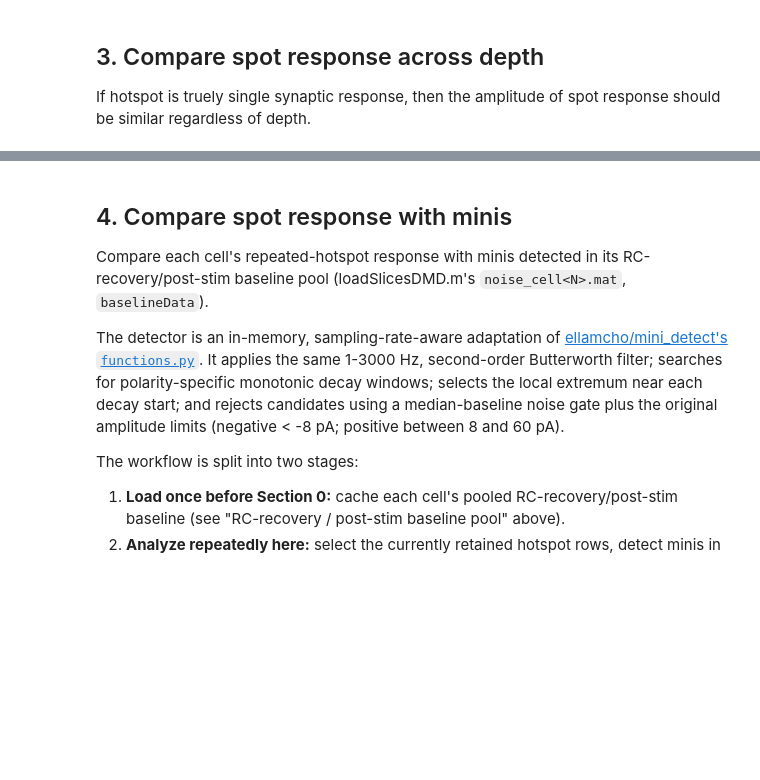
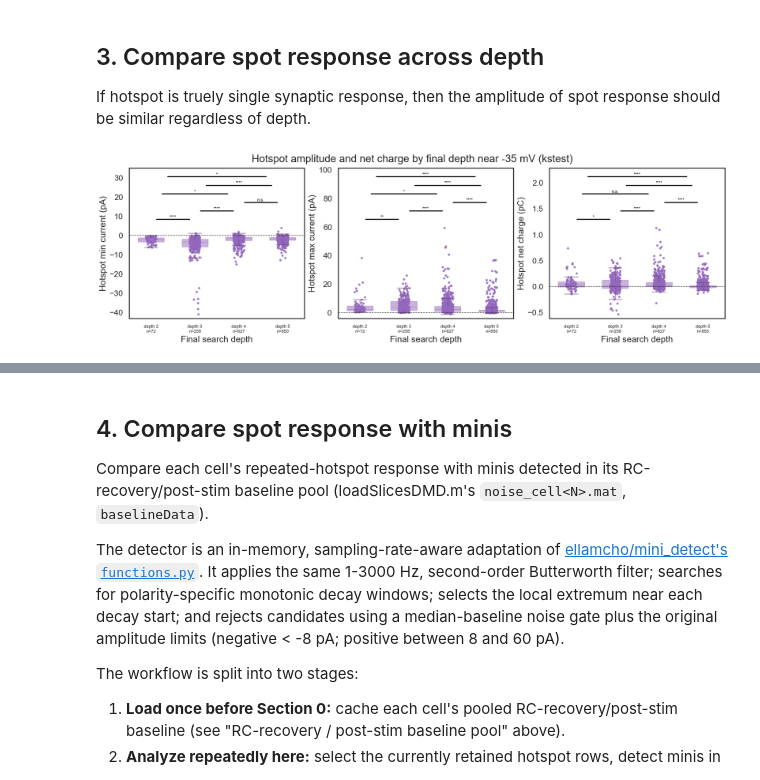
Before and after one commit to shunnnli/pyNeuroDAP, a Jupyter notebook: notebooks/Shun_dmd_analysis.ipynb, the cells around one changed output, grey strips where cells are left out. Drawn from its saved outputs; the diff is of its cells as text; code cells hidden in the pictures; blank space fills up the shorter version.

```diff
--- a/notebooks/Shun_dmd_analysis.ipynb
+++ b/notebooks/Shun_dmd_analysis.ipynb
@@ -1866,3 +2038,12 @@ all_hotspot_metrics_df, all_analysis_log_df = recalculate_hotspot_metrics(
     sign_mode=HOTSPOT_SIGN_MODE,
     auc_window_ms=HOTSPOT_AUC_WINDOW_MS,
 )
+
+# Keep only the spots matching HOTSPOT_TYPE, then resync the per-search log.
+all_hotspot_metrics_df = apply_hotspot_type(
+    all_hotspot_metrics_df, all_hotspot_trace_cache,
+    HOTSPOT_TYPE, **HOTSPOT_CRITERIA,
+)
+all_analysis_log_df = refresh_log_sign_summaries(
+    all_hotspot_metrics_df, all_analysis_log_df
+)
@@ -2071,4 +2254,92 @@ plt.show()
 
 If hotspot is truely single synaptic response, then the amplitude of spot response should be similar regardless of depth.
 # %%
-# Plot spot response amplitude at all final depths (2-5) using plotScatterBar
+# Plot spot response amplitude and net charge at all final depths (2-5)
+# using plotScatterBar. Uses all_hotspot_metrics_df so every loaded depth is
+# kept, ignoring MIN_FINAL_DEPTH. Every depth pair is compared with a
+# two-sample KS test drawn by plotStats.
+
+from itertools import combinations
+
+DEPTH_TEST = "kstest"  # 'kstest', 'ranksum', 'ttest', ...
+
+depth_amplitude_df = all_hotspot_metrics_df.copy()
+depth_amplitude_df["final_depth"] = pd.to_numeric(
+    depth_amplitude_df["final_depth"], errors="coerce"
+)
+depth_amplitude_df = depth_amplitude_df.dropna(subset=["final_depth"])
+depth_values = sorted(depth_amplitude_df["final_depth"].unique())
+
+depth_metrics = [
+    ("min_current_pa", "Hotspot min current (pA)"),
+    ("max_current_pa", "Hotspot max current (pA)"),
+    ("synaptic_charge_pc", "Hotspot net charge (pC)"),
+]
+
+depth_pvalue_rows = []
+fig, axes = plt.subplots(1, 3, figsize=(18, 5.5), layout="constrained")
+for ax, (column, ylabel) in zip(axes, depth_metrics):
+    depth_groups = []
+    for depth in depth_values:
+        values = pd.to_numeric(
+            depth_amplitude_df.loc[
+                depth_amplitude_df["final_depth"].eq(depth), column
+            ],
+            errors="coerce",
+        ).dropna().to_numpy(dtype=float)
+        values = values[np.isfinite(values)]
+        if len(values):
+            depth_groups.append((depth, values))
+
+    ndap.plotScatterBar(
+        [values for _, values in depth_groups],
+        labels=[
+            f"depth {int(depth)}\nn={len(values)}"
+            for depth, values in depth_groups
+        ],
+        style="box",
+        ax=ax,
+        colors=[to_rgba("tab:purple", 0.5)] * len(depth_groups),
+    )
+    ax.axhline(0, color="0.2", linestyle="--", linewidth=1)
+    ax.set_xlabel("Final search depth")
+    ax.set_ylabel(ylabel)
+    plt.setp(ax.get_xticklabels(), rotation=0, ha="center", fontsize=9)
+
+    # Stack one comparison bar per depth pair, narrowest span lowest.
+    y_low, y_high = ax.get_ylim()
+    step = 0.09 * (y_high - y_low)
+    y_base = max(values.max() for _, values in depth_groups) + step
+    pairs = sorted(
+        combinations(range(len(depth_groups)), 2), key=lambda ij: (ij[1] - ij[0], ij[0])
+    )
+    for level, (i, j) in enumerate(pairs):
+        p_value = ndap.plotStats(
+            depth_groups[i][1],
+            depth_groups[j][1],
+            xloc=(i, j),
+            ax=ax,
+            test=DEPTH_TEST,
+            yloc=y_base + level * step,
+            fontsize=9,
+        )
+        depth_pvalue_rows.append({
+            "metric": column,
+            "depth_a": int(depth_groups[i][0]),
+            "depth_b": int(depth_groups[j][0]),
+            "n_a": len(depth_groups[i][1]),
+            "n_b": len(depth_groups[j][1]),
+            "p_value": p_value,
+        })
+    ax.set_ylim(y_low, y_base + len(pairs) * step)
+
+fig.suptitle(
+    f"Hotspot amplitude and net charge by final depth "
+    f"near {TARGET_VHOLD_MV:g} mV ({DEPTH_TEST})"
+)
+plt.show()
+
+depth_pvalue_df = pd.DataFrame(depth_pvalue_rows)
+display(depth_pvalue_df)
+# %% [output]
+[figure, added]
```
Also changed, not shown: parts of 11 cells of this notebook, 2 other files.
